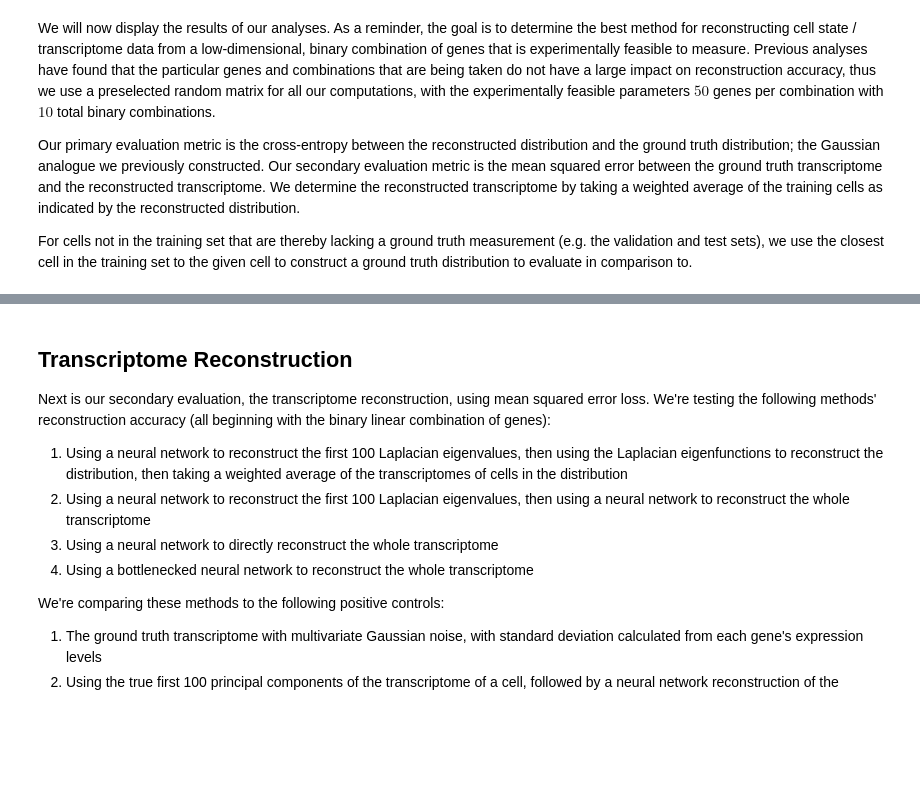
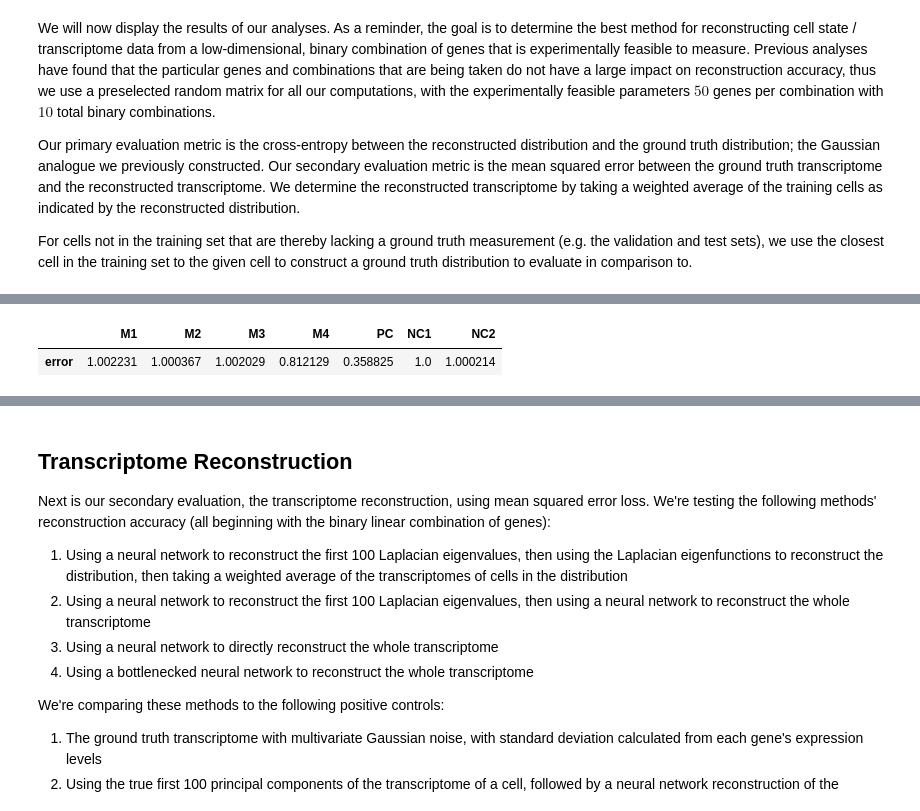
Before and after one commit to kushagrasharma/hormozlab, a Jupyter notebook: Reconstruction Results.ipynb, the cells around one changed output, grey strips where cells are left out. Drawn from its saved outputs; the diff is of its cells as text; code cells hidden in the pictures; blank space fills up the shorter version.

```diff
--- a/Reconstruction Results.ipynb
+++ b/Reconstruction Results.ipynb
@@ -211,0 +211,5 @@ plt.show()
+# %%
+pd.DataFrame([dist_errors], columns=dist_labels, index=['error'])
+# %% [output]
+|  | M1 | M2 | M3 | M4 | PC | NC1 | NC2 |
+| error | 1.002231 | 1.000367 | 1.002029 | 0.812129 | 0.358825 | 1.0 | 1.000214 |
```
Also changed, not shown: parts of 16 cells of this notebook, 14 other files.
